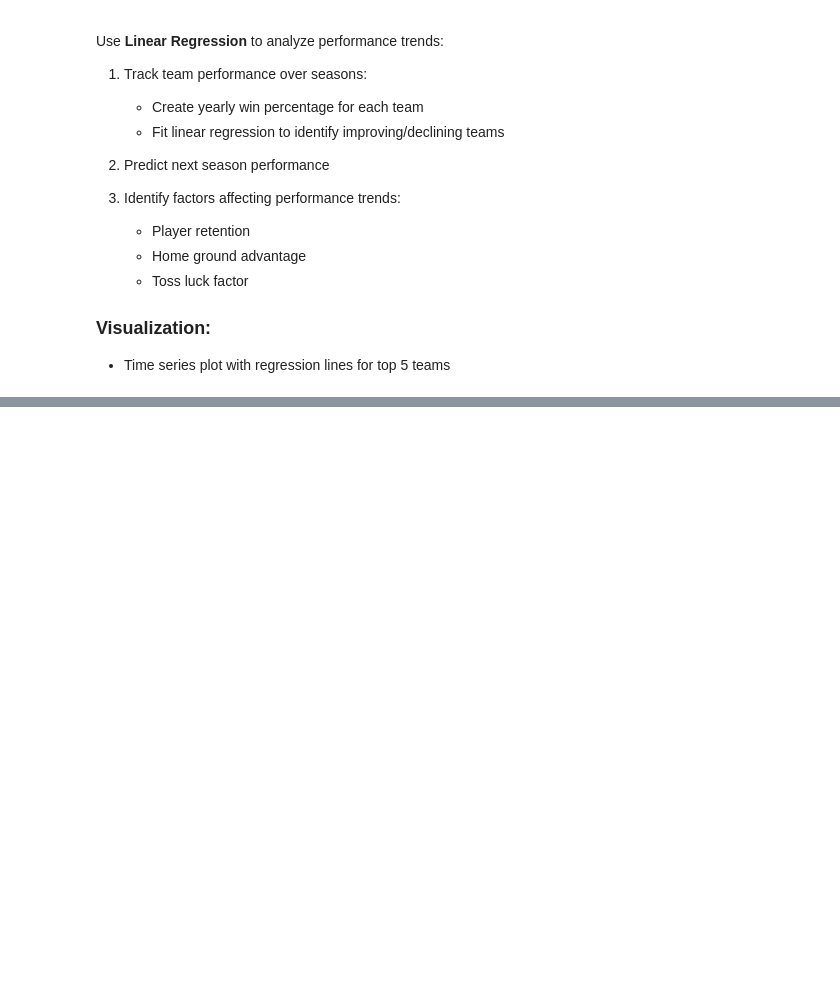
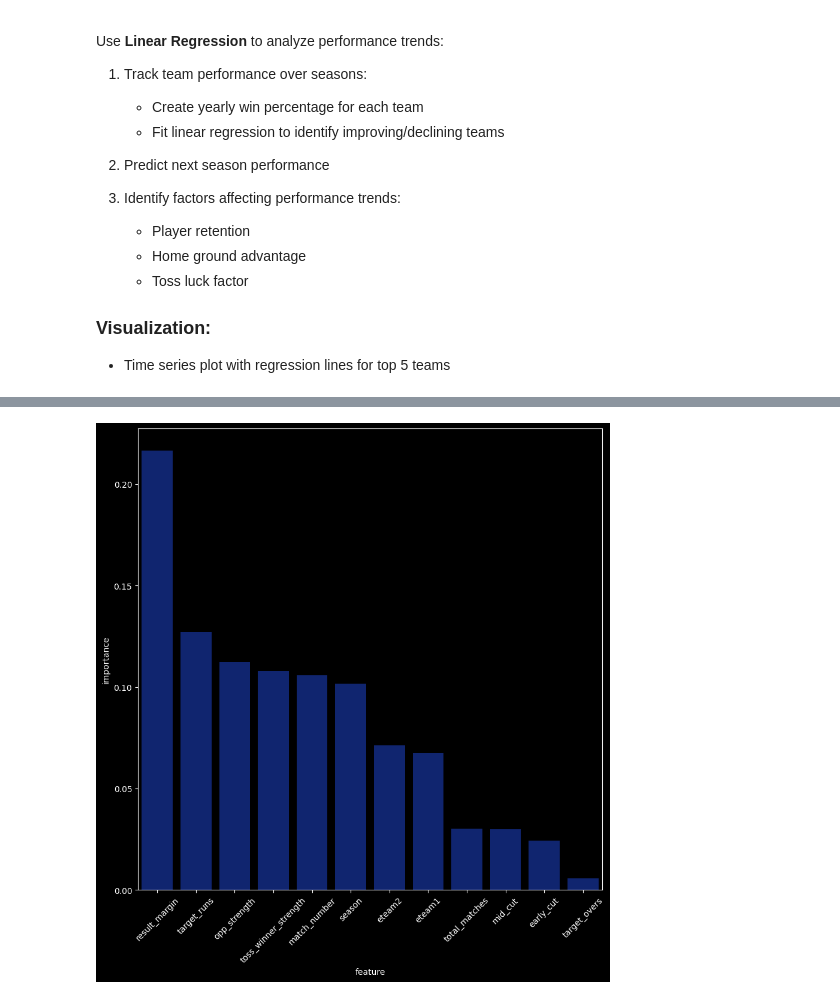
Before and after one commit to sanketmishra009/aiml, a Jupyter notebook: projects/iplAnalysis/analysis.ipynb, the cells around one changed output, grey strips where cells are left out. Drawn from its saved outputs; the diff is of its cells as text; code cells hidden in the pictures; blank space fills up the shorter version.

```diff
--- a/projects/iplAnalysis/analysis.ipynb
+++ b/projects/iplAnalysis/analysis.ipynb
@@ -1270,0 +1609,26 @@ cols = ['team1' , 'team2' , 'season' , 'win']
+# %%
+xdf = pd.concat([df.select_dtypes(include = ['number' , 'float64' , 'int64'])  , ddf.iloc[: , 4:]] , axis = 1)
+xdf = xdf.drop(columns = [ 'id' , 'win'])
+xtrain , xtest , ytrain , ytest = train_test_split(xdf , df['win'] , test_size= 0.2 , random_state= 42)
+# %%
+rf = RandomForestClassifier(random_state= 42)
+param_grid_rf = {
+    'n_estimators': [100, 200],
+    'max_depth': [5, 10, None],
+    'min_samples_split': [2, 5],
+}
+grid_rf = GridSearchCV(rf, param_grid_rf, cv=3, scoring='accuracy', n_jobs=-1)
+grid_rf.fit(xtrain, ytrain)
+rf_best = grid_rf.best_estimator_
+
+# Feature importance analysis
+feature_importance = pd.DataFrame({
+    'feature': xtrain.columns,
+    'importance': rf_best.feature_importances_
+}).sort_values(by='importance', ascending=False)
+plt.figure(figsize = (10 , 10))
+sns.barplot(data = feature_importance , x = 'feature' , y = 'importance')
+plt.xticks(rotation = 45)
+plt.show()
+# %% [output]
+[figure, added]
```
Also changed, not shown: parts of 30 cells of this notebook, 12 other files.
